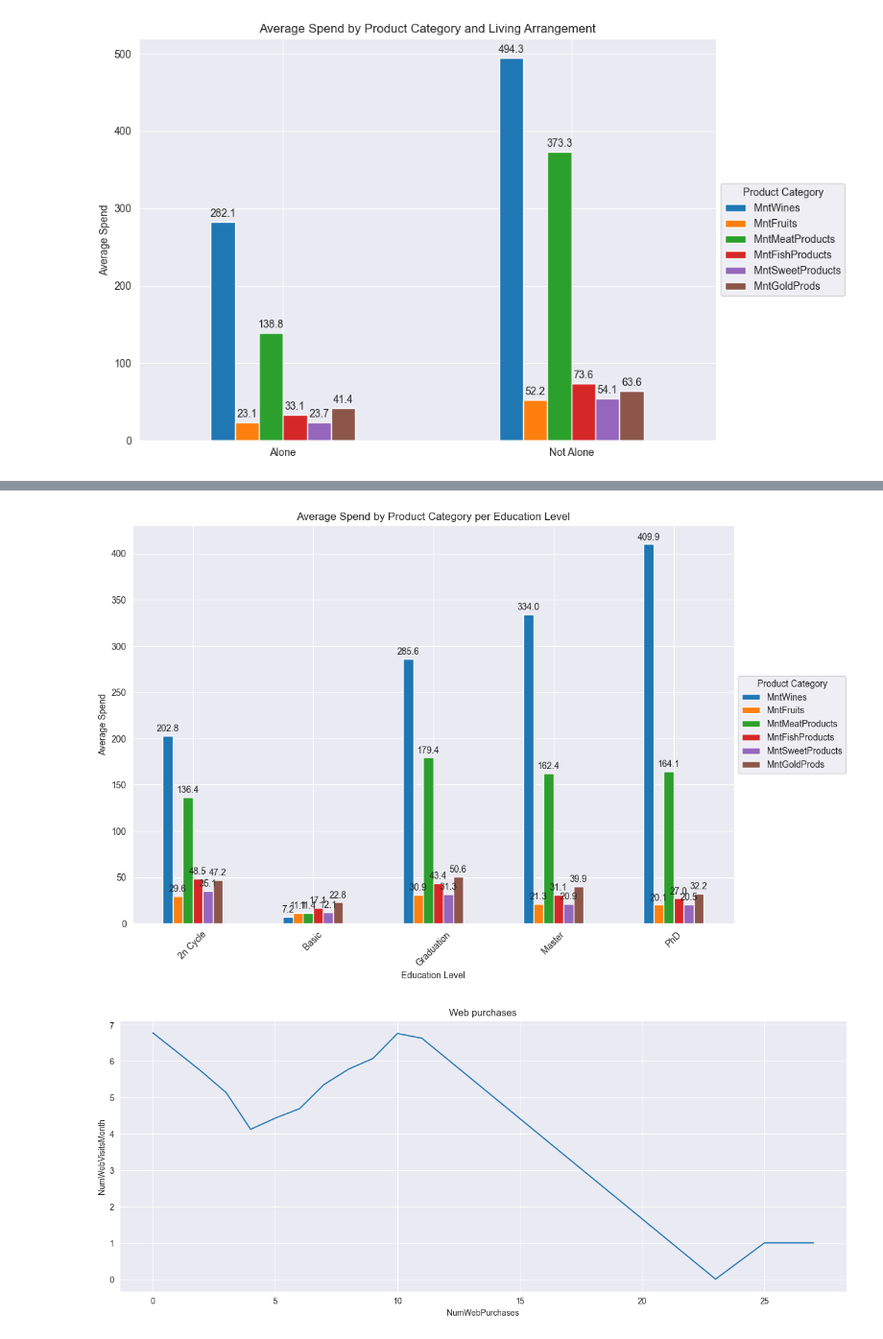
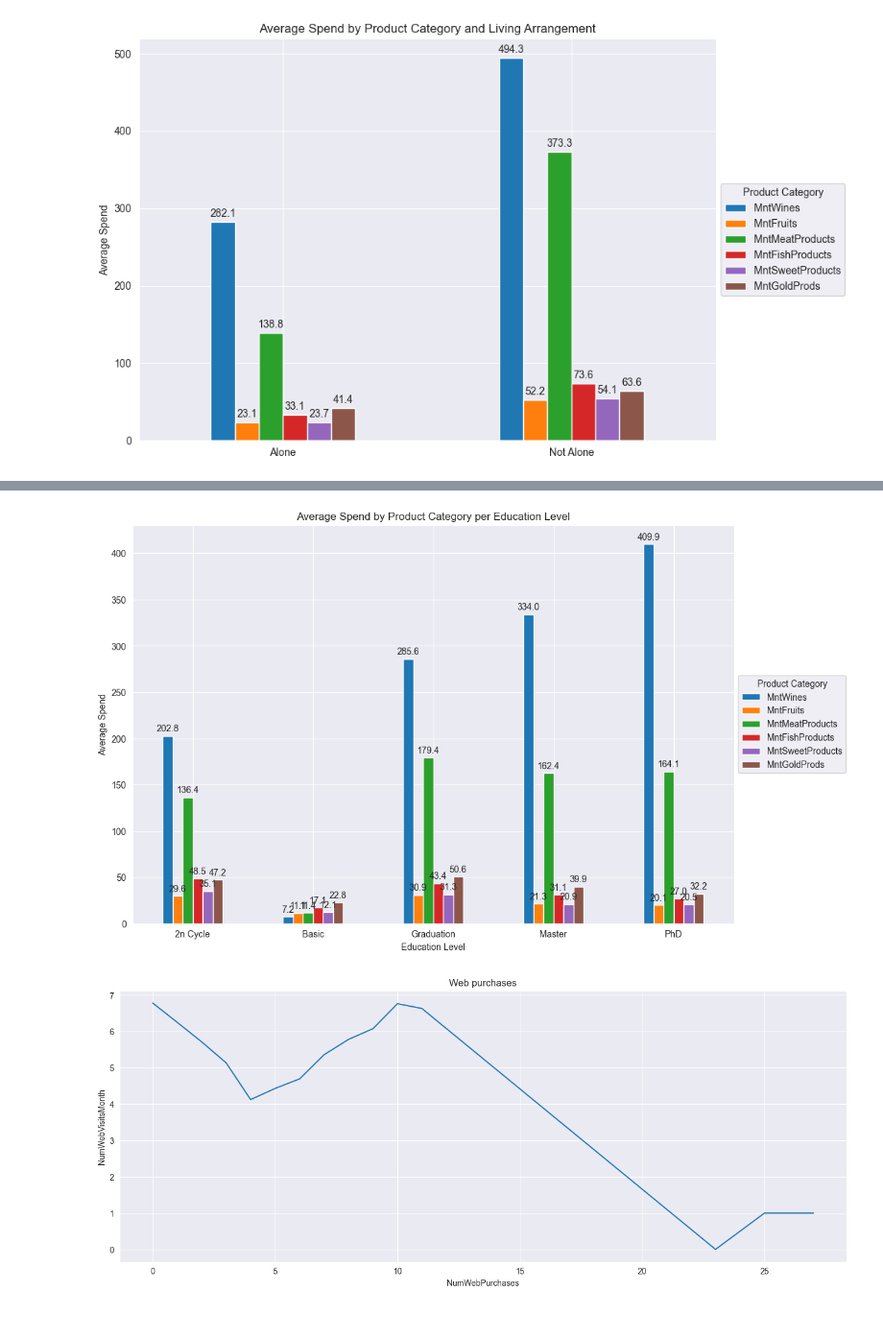
Before and after one commit to joojaa7/dataK-koneO, a Jupyter notebook: Project/project.ipynb, the cells around one changed output, grey strips where cells are left out. Shown at 96% size. Cells and saved outputs as stored; diff of their text form; code cells hidden in the pictures.

```diff
--- a/Project/project.ipynb
+++ b/Project/project.ipynb
@@ -334,21 +359,21 @@ plt.show()
 # %%
 education_avg = df.groupby("Education")[purchase_cols].mean()
 
 
 ax = education_avg.plot(kind='bar', figsize=(12,8))
 plt.xlabel("Education Level")
 plt.ylabel("Average Spend")
 plt.title("Average Spend by Product Category per Education Level")
-plt.xticks(rotation=45)
+plt.xticks(rotation=0)
 plt.legend(title="Product Category", loc="center left", bbox_to_anchor=(1, 0.5))
 
 
 for container in ax.containers:
     ax.bar_label(container, fmt="%.1f", padding=3)
 
 plt.show()
 # %% [output]
-[figure, old version]
+[figure, new version]
 # %%
 plt.figure(figsize=(16, 6))
 sns.lineplot(data=df, x='NumWebPurchases', y='NumWebVisitsMonth', errorbar=None)
```
Also changed, not shown: parts of 7 cells of this notebook.
